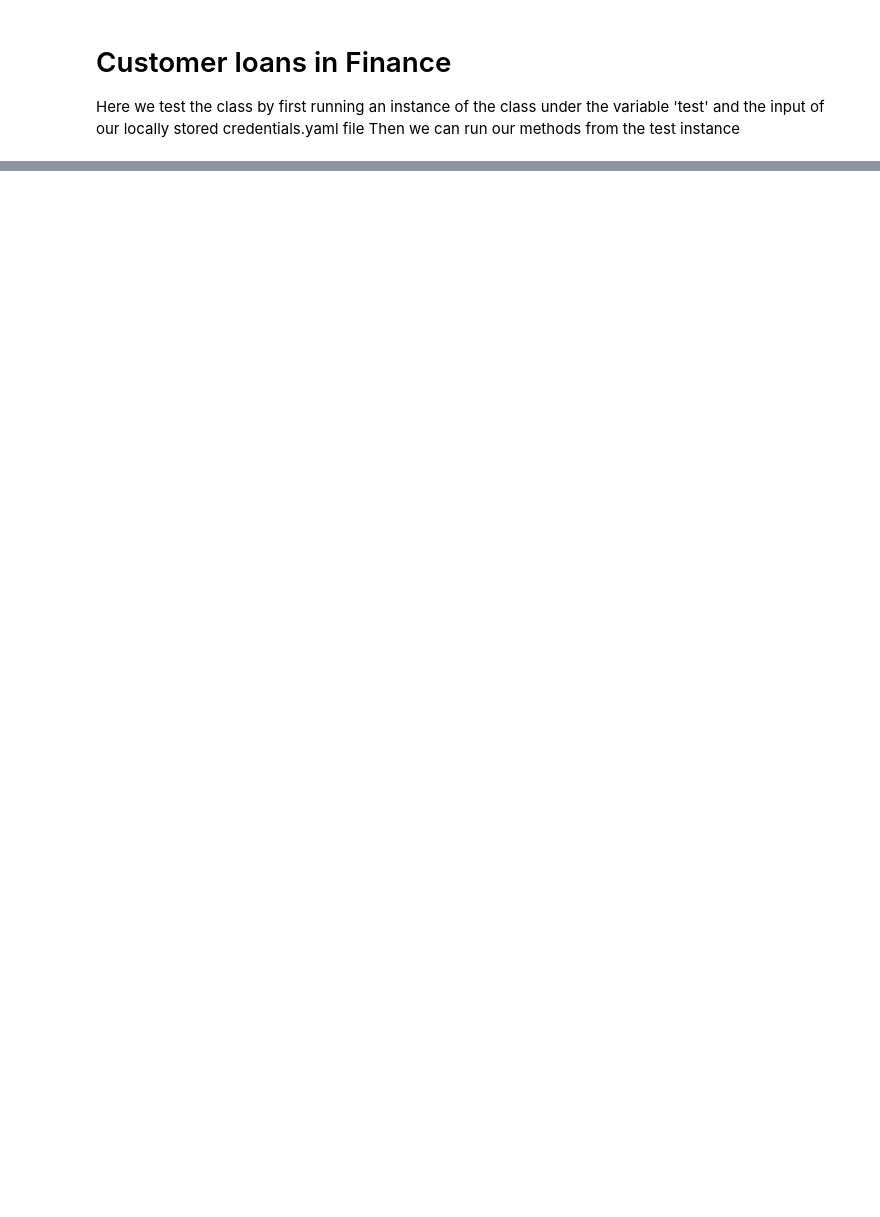
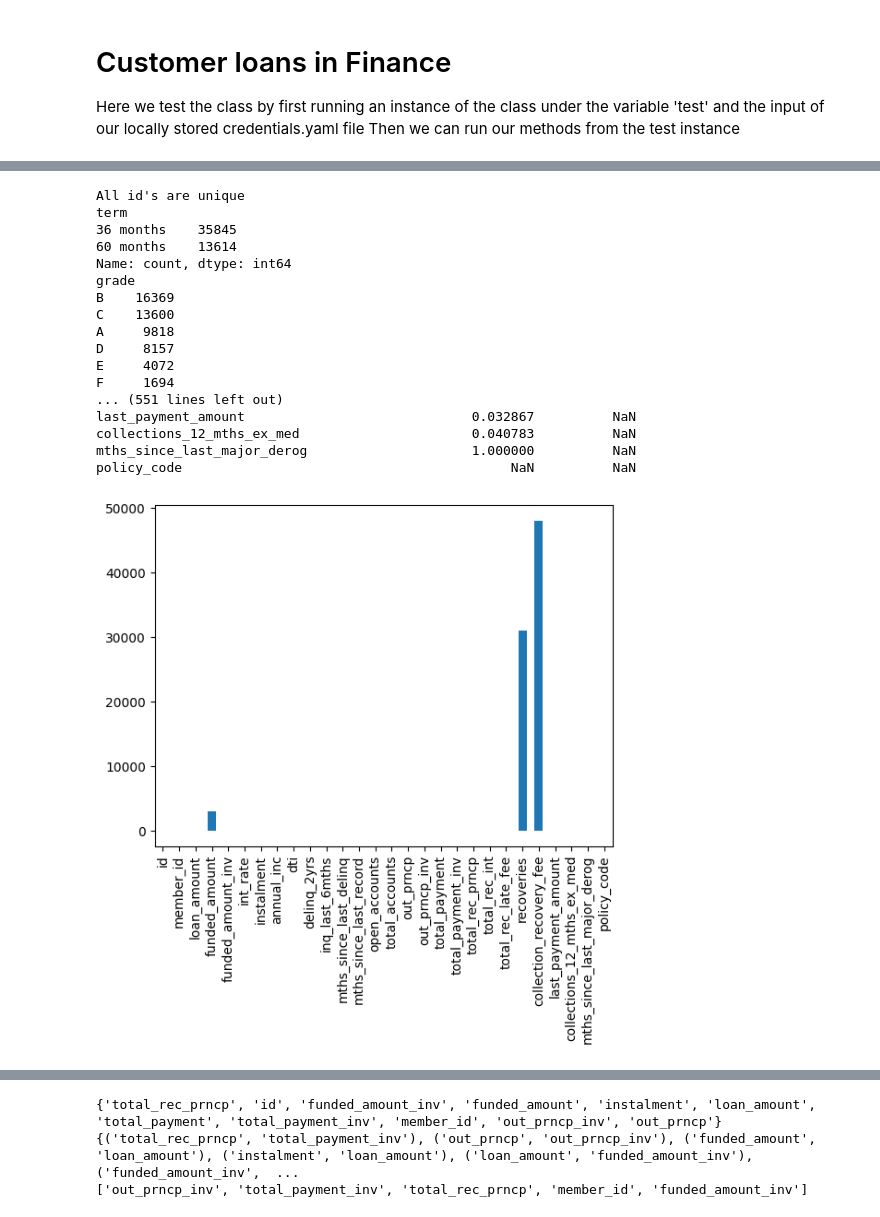
Before and after one commit to JPigera/exploratory-data-analysis---customer-loans-in-finance804, a Jupyter notebook: db_utils.ipynb, the cells around one changed output, grey strips where cells are left out. Cells and saved outputs as stored; diff of their text form; code cells hidden in the pictures; blank space fills up the shorter version.

```diff
--- a/db_utils.ipynb
+++ b/db_utils.ipynb
@@ -506,0 +450,76 @@ policy_code                                          NaN          NaN
+# %%
+'''
+Here we test the class by first running an instance of the class under the variable 'test' and the input of our locally stored credentials.yaml file
+Then we can run our methods from the test instance
+'''
+
+test = DataTransform(loan_payments_table)
+
+check_id = test.check_id_unique()
+
+#term_months_into_years = test.str_to_int()
+
+test = DataFrameInfo(loan_payments_table)
+
+test.column_data_types()
+
+test.get_median()
+
+test.get_standard_deviation()
+
+test.get_mean()
+
+funded_amount_mean = test.get_mean()
+
+test.count_categorical_values()
+
+test.get_shape()
+
+test = DataFrameTransform(loan_payments_table)
+
+test.null_values()
+
+#loan_payments_table = test.drop_columns()
+
+test.impute_columns()
+
+test.plot_null()
+
+test.reduce_skew()
+
+test.skewness()
+
+test.plot_skew()
+
+column = 'annual_inc'
+
+test.remove_outliers(column)
+
+test.plot_outliers()
+
+test.overly_corr_col()
+
+overly_correlated_columns = ['out_prncp_inv', 'total_payment_inv', 'total_rec_prncp', 'member_id', 'funded_amount_inv']
+
+test.drop_overly_corr(overly_correlated_columns)
+
+test.save_data(loan_payments_table) #save the loan payments table to the csv file
+# %% [output]
+All id's are unique
+term
+36 months    35845
+60 months    13614
+Name: count, dtype: int64
+grade
+B    16369
+C    13600
+A     9818
+D     8157
+E     4072
+F     1694
+... (551 lines left out)
+last_payment_amount                             0.032867          NaN
+collections_12_mths_ex_med                      0.040783          NaN
+mths_since_last_major_derog                     1.000000          NaN
+policy_code                                          NaN          NaN
+[figure, added]
@@ -506,0 +528,3 @@ policy_code                                          NaN          NaN
+{'total_rec_prncp', 'id', 'funded_amount_inv', 'funded_amount', 'instalment', 'loan_amount', 'total_payment', 'total_payment_inv', 'member_id', 'out_prncp_inv', 'out_prncp'}
+{('total_rec_prncp', 'total_payment_inv'), ('out_prncp', 'out_prncp_inv'), ('funded_amount', 'loan_amount'), ('instalment', 'loan_amount'), ('loan_amount', 'funded_amount_inv'), ('funded_amount_inv',  ...
+['out_prncp_inv', 'total_payment_inv', 'total_rec_prncp', 'member_id', 'funded_amount_inv']
```
Also changed, not shown: parts of 15 cells of this notebook, 2 other files.
